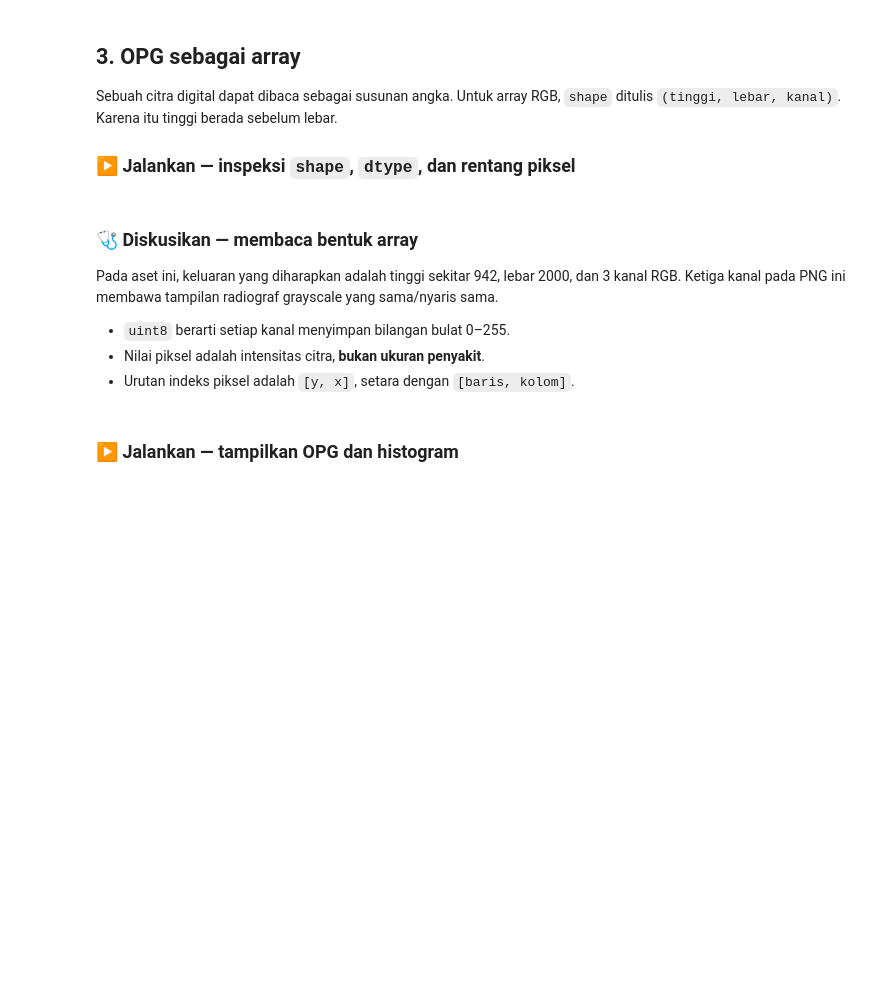
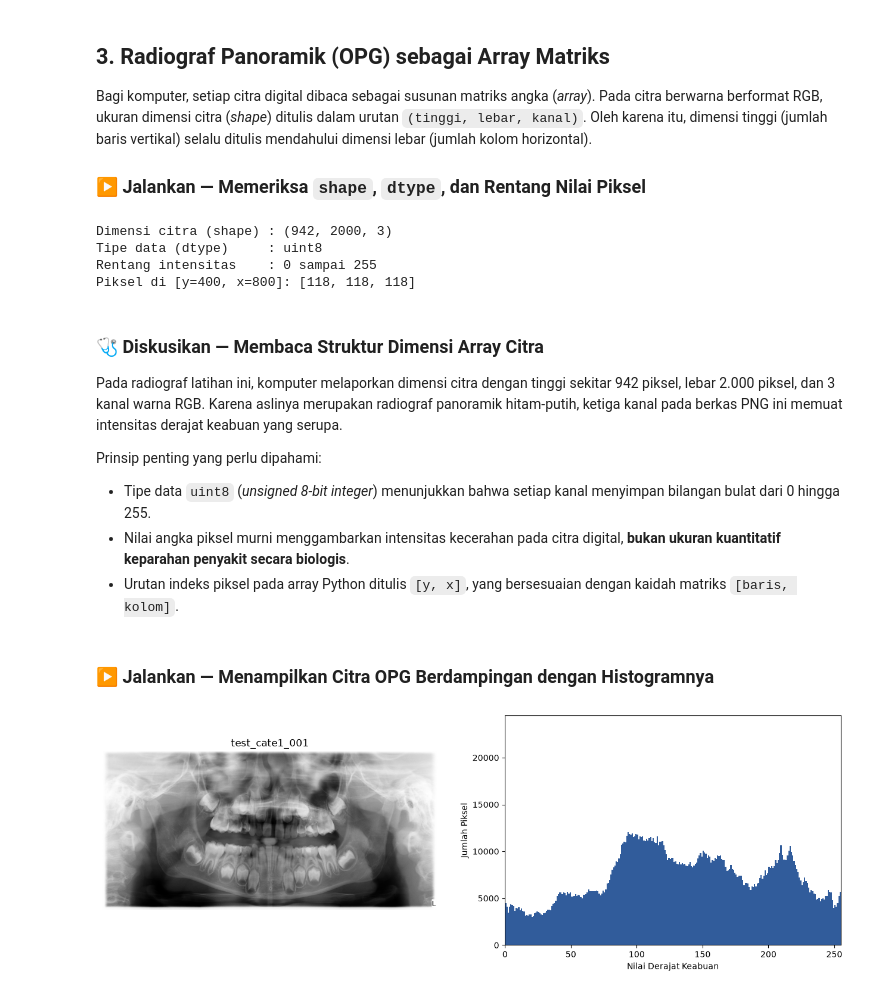
Before and after one commit to kristonova/introduction-AI-coding-for-radiologist, a Jupyter notebook: notebook/Sesi_1_Dasar_Python_dan_Pengolahan_Citra_Radiologi.ipynb, the cells around one changed output. Drawn from its saved outputs; the diff is of its cells as text; code cells hidden in the pictures; blank space fills up the shorter version.

```diff
--- a/notebook/Sesi_1_Dasar_Python_dan_Pengolahan_Citra_Radiologi.ipynb
+++ b/notebook/Sesi_1_Dasar_Python_dan_Pengolahan_Citra_Radiologi.ipynb
@@ -449,0 +311,12 @@ def _show_image_and_histogram(images, titles):
+# %%
+def _find_record(case_id):
+    wanted = _normalise_case_id(case_id)
+    for record in _manifest_cases(_load_manifest()):
+        candidate = _normalise_case_id(record.get("case_id", ""))
+        if candidate == wanted:
+            return record
+    available = [
+        _normalise_case_id(item.get("case_id", ""))
+        for item in _manifest_cases(_load_manifest())
+    ]
+    raise ValueError(f"CASE_ID tidak ditemukan. Pilih salah satu kasus yang tersedia: {available}")
@@ -449,0 +341,6 @@ def _show_image_and_histogram(images, titles):
+# %%
+def _record_sha(record):
+    expected = record.get("sha256") or record.get("image_sha256")
+    if not expected:
+        raise RuntimeError("Manifest tidak memuat nilai SHA-256 citra; berkas tidak digunakan demi keamanan.")
+    return str(expected).lower()
@@ -449,0 +414,23 @@ def _show_image_and_histogram(images, titles):
+# %%
+def load_case(case_id):
+    """Muat satu kasus publik terverifikasi sebagai array RGB uint8."""
+    record = _find_record(case_id)
+    path = _verified_image_path(record)
+    try:
+        image = np.asarray(Image.open(path).convert("RGB"))
+    except (OSError, ValueError) as exc:
+        if path.parent == CACHE_DIR:
+            path.unlink(missing_ok=True)
+        raise RuntimeError(
+            "Citra tidak dapat dibaca. Berkas cache yang bermasalah tidak akan digunakan."
+        ) from exc
+
+    if image.ndim != 3 or image.shape[2] != 3 or image.dtype != np.uint8:
+        raise RuntimeError("Format aset tidak sesuai: diharapkan format PNG RGB 8-bit.")
+    return {
+        "case_id": _normalise_case_id(record.get("case_id", case_id)),
+        "image": image,
+        "annotations": _annotations(record),
+        "record": record,
+        "path": str(path),
+    }
@@ -462,36 +580,44 @@ print("Kasus siap:", case["case_id"])
 # %% [markdown]
-## 3. OPG sebagai array
+## 3. Radiograf Panoramik (OPG) sebagai Array Matriks
 
-Sebuah citra digital dapat dibaca sebagai susunan angka. Untuk array RGB, `shape` ditulis `(tinggi, lebar, kanal)`. Karena itu tinggi berada sebelum lebar.
+Bagi komputer, setiap citra digital dibaca sebagai susunan matriks angka (*array*). Pada citra berwarna berformat RGB, ukuran dimensi citra (*shape*) ditulis dalam urutan `(tinggi, lebar, kanal)`. Oleh karena itu, dimensi tinggi (jumlah baris vertikal) selalu ditulis mendahului dimensi lebar (jumlah kolom horizontal).
 
-### ▶ Jalankan — inspeksi `shape`, `dtype`, dan rentang piksel
+### ▶ Jalankan — Memeriksa `shape`, `dtype`, dan Rentang Nilai Piksel
 # %%
 if "opg" not in globals():
     raise RuntimeError("Kasus belum dimuat. Jalankan sel CASE_ID terlebih dahulu.")
-print("shape :", opg.shape)
-print("dtype :", opg.dtype)
-print("minimum–maksimum:", int(opg.min()), "–", int(opg.max()))
-print("piksel [y=400, x=800]:", opg[400, 800].tolist())
+print("Dimensi citra (shape) :", opg.shape)
+print("Tipe data (dtype)     :", opg.dtype)
+print("Rentang intensitas    :", int(opg.min()), "sampai", int(opg.max()))
+print("Piksel di [y=400, x=800]:", opg[400, 800].tolist())
+# %% [output]
+Dimensi citra (shape) : (942, 2000, 3)
+Tipe data (dtype)     : uint8
+Rentang intensitas    : 0 sampai 255
+Piksel di [y=400, x=800]: [118, 118, 118]
 # %% [markdown]
-### 🩺 Diskusikan — membaca bentuk array
+### 🩺 Diskusikan — Membaca Struktur Dimensi Array Citra
 
-Pada aset ini, keluaran yang diharapkan adalah tinggi sekitar 942, lebar 2000, dan 3 kanal RGB. Ketiga kanal pada PNG ini membawa tampilan radiograf grayscale yang sama/nyaris sama.
+Pada radiograf latihan ini, komputer melaporkan dimensi citra dengan tinggi sekitar 942 piksel, lebar 2.000 piksel, dan 3 kanal warna RGB. Karena aslinya merupakan radiograf panoramik hitam-putih, ketiga kanal pada berkas PNG ini memuat intensitas derajat keabuan yang serupa.
 
-- `uint8` berarti setiap kanal menyimpan bilangan bulat 0–255.
-- Nilai piksel adalah intensitas citra, **bukan ukuran penyakit**.
-- Urutan indeks piksel adalah `[y, x]`, setara dengan `[baris, kolom]`.
+Prinsip penting yang perlu dipahami:
+- Tipe data `uint8` (*unsigned 8-bit integer*) menunjukkan bahwa setiap kanal menyimpan bilangan bulat dari 0 hingga 255.
+- Nilai angka piksel murni menggambarkan intensitas kecerahan pada citra digital, **bukan ukuran kuantitatif keparahan penyakit secara biologis**.
+- Urutan indeks piksel pada array Python ditulis `[y, x]`, yang bersesuaian dengan kaidah matriks `[baris, kolom]`.
 # %% [markdown]
-### ▶ Jalankan — tampilkan OPG dan histogram
+### ▶ Jalankan — Menampilkan Citra OPG Berdampingan dengan Histogramnya
 # %%
 if "opg" not in globals():
     raise RuntimeError("Kasus belum dimuat. Jalankan sel CASE_ID terlebih dahulu.")
 opg_gray = cv2.cvtColor(opg, cv2.COLOR_RGB2GRAY)
 
 fig, axes = plt.subplots(1, 2, figsize=(16, 5))
 axes[0].imshow(opg_gray, cmap="gray", vmin=0, vmax=255)
 axes[0].set_title(CASE_ID)
 axes[0].axis("off")
 axes[1].hist(opg_gray.ravel(), bins=256, range=(0, 256), color="#315c9b")
-axes[1].set(xlim=(0, 255), xlabel="Nilai piksel", ylabel="Jumlah piksel")
+axes[1].set(xlim=(0, 255), xlabel="Nilai Derajat Keabuan", ylabel="Jumlah Piksel")
 plt.show()
+# %% [output]
+[figure, added]
 # %% [markdown]
```
Also changed, not shown: parts of 82 cells of this notebook, 4 other files.
